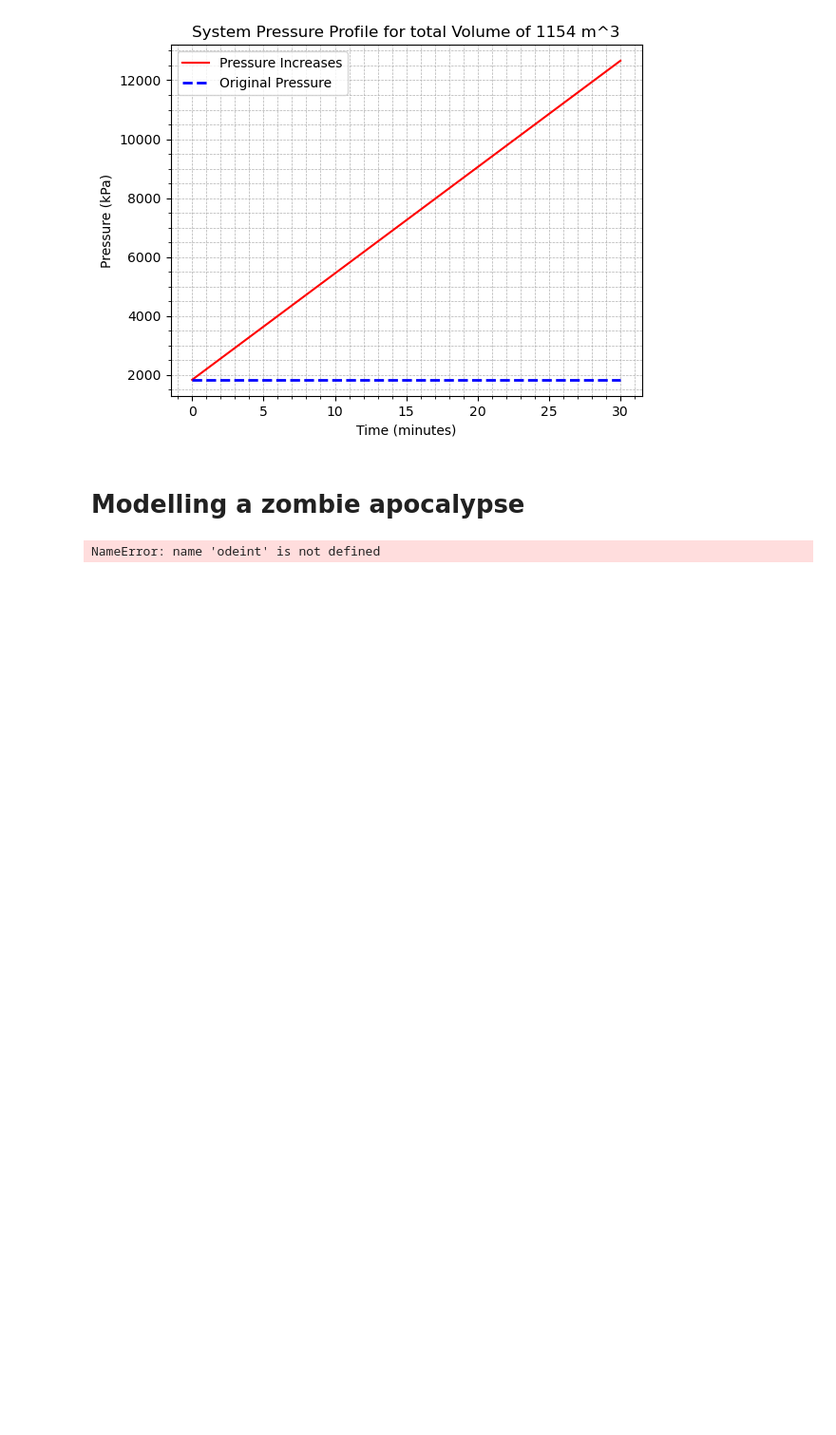
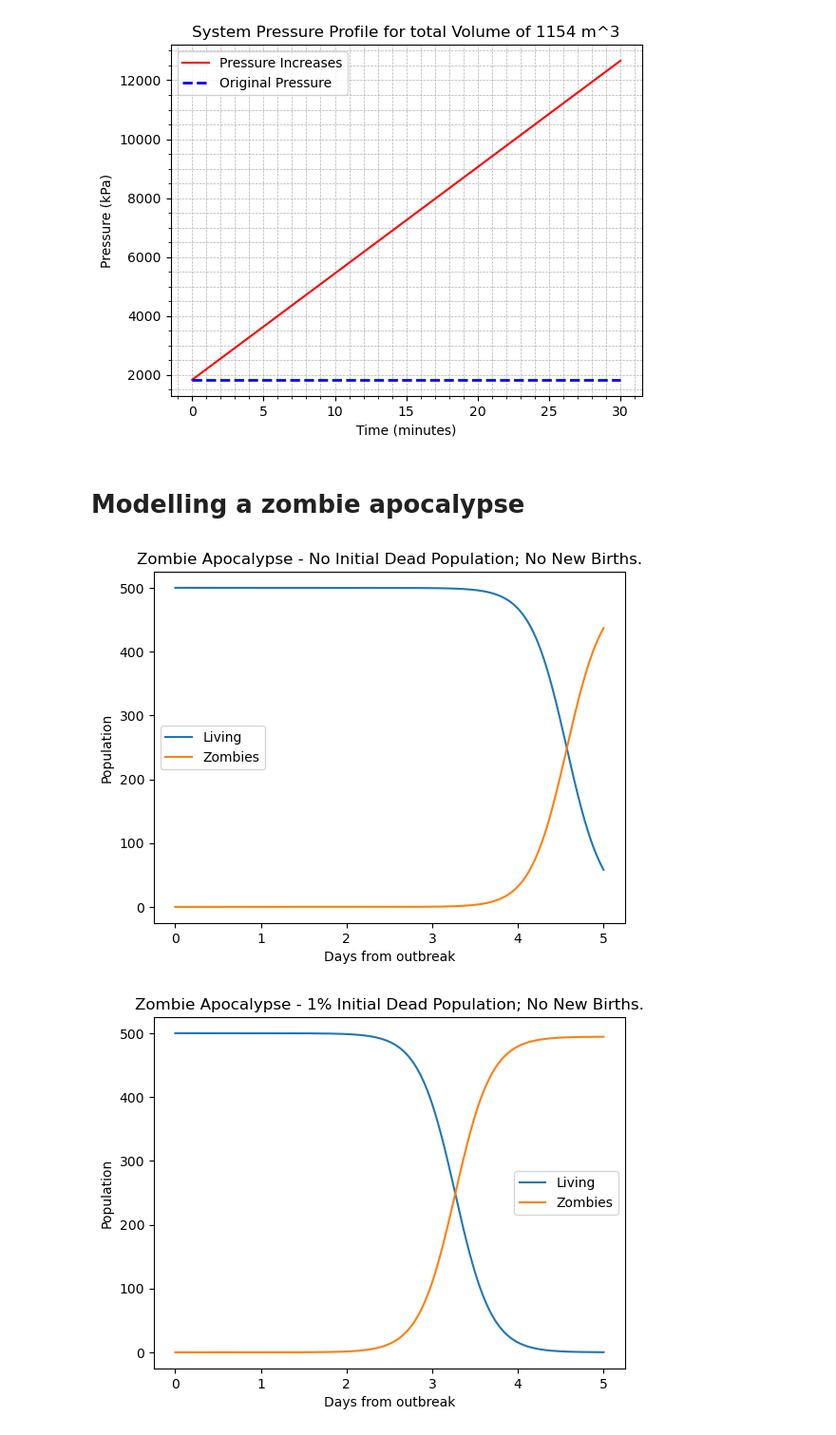
Before and after one commit to Farisss20/Python-Projects, a Jupyter notebook: Week 12.ipynb, the cells around one changed output. Shown at 95% size. Cells and saved outputs as stored; diff of their text form; code cells hidden in the pictures; blank space fills up the shorter version.

```diff
--- a/Week 12.ipynb
+++ b/Week 12.ipynb
@@ -237,7 +237,7 @@ t = np.linspace(0, 5., 1000)  # Time grid for the simulation (0 to 5 days, 1000
 
 
 # Solving the differential equations over time t, starting from initial conditions y0
-soln = odeint(f, y0, t)
+soln = sc.integrate.odeint(f, y0, t)
 S = soln[:, 0]  # Extracting the solution for living
 Z = soln[:, 1]  # Extracting the solution for zombies
 R = soln[:, 2]  # Extracting the solution for dead
@@ -256,38 +256,39 @@ plt.show()
 # Changing the initial conditions for a scenario with 1% initial dead population
 R0 = 0.01 * S0  # 1% of the initial population is dead
 y0 = [S0, Z0, R0]  # Updating the initial conditions
-soln = odeint(f, y0, t)  # Solving the DEs again with new initial conditions
+soln = sc.integrate.odeint(f, y0, t)  # Solving the DEs again with new initial conditions
 S = soln[:, 0]
 Z = soln[:, 1]
 R = soln[:, 2]
 
 # Plotting the results for the second scenario
 plt.figure()
 plt.plot(t, S, label='Living')
 plt.plot(t, Z, label='Zombies')
 plt.xlabel('Days from outbreak')
 plt.ylabel('Population')
 plt.title('Zombie Apocalypse - 1% Initial Dead Population; No New Births.')
 plt.legend(loc=0)
 plt.show()
 
 
 # Updating the parameters for the third scenario with daily births
 P = 10  # 10 new births daily
 y0 = [S0, Z0, R0]  # Initial conditions remain the same as the second scenario
 soln = odeint(f, y0, t)  # Solving the DEs with the new birth rate
 S = soln[:, 0]
 Z = soln[:, 1]
 R = soln[:, 2]
 
 # Plotting the results for the third scenario
 plt.figure()
 plt.plot(t, S, label='Living')
 plt.plot(t, Z, label='Zombies')
 plt.xlabel('Days from outbreak')
 plt.ylabel('Population')
 plt.title('Zombie Apocalypse - 1% Initial Dead Population; 10 Daily Births')
 plt.legend(loc=0)
 plt.show()
 # %% [output]
-NameError: name 'odeint' is not defined
+[figure, added]
+[figure, added]
```
Also changed, not shown: parts of 4 cells of this notebook, 8 other files.
